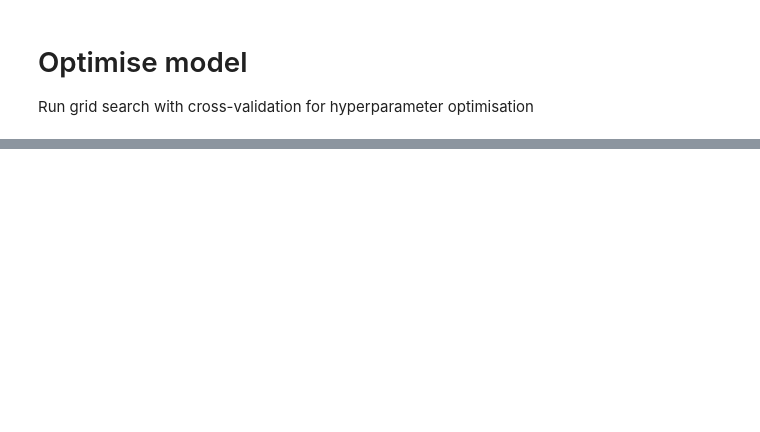
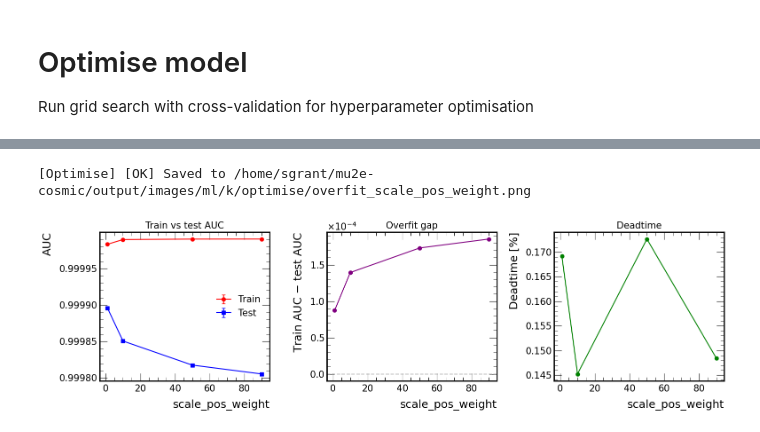
Before and after one commit to sam-grant/mu2e-cosmic, a Jupyter notebook: notebooks/ml/xgboost/optimise.ipynb, the cells around one changed output, grey strips where cells are left out. Saved outputs shown, nothing was run; the diff lists cells and outputs as text; code cells hidden in the pictures; blank space fills up the shorter version.

```diff
--- a/notebooks/ml/xgboost/optimise.ipynb
+++ b/notebooks/ml/xgboost/optimise.ipynb
@@ -91,0 +127,5 @@ opt.save_summary()
+# %%
+opt.plot_overfit_diagnostic("scale_pos_weight")
+# %% [output]
+[Optimise] [OK] Saved to /home/sgrant/mu2e-cosmic/output/images/ml/k/optimise/overfit_scale_pos_weight.png
+[figure, added]
```
Also changed, not shown: parts of 17 cells of this notebook, 8 other files.
